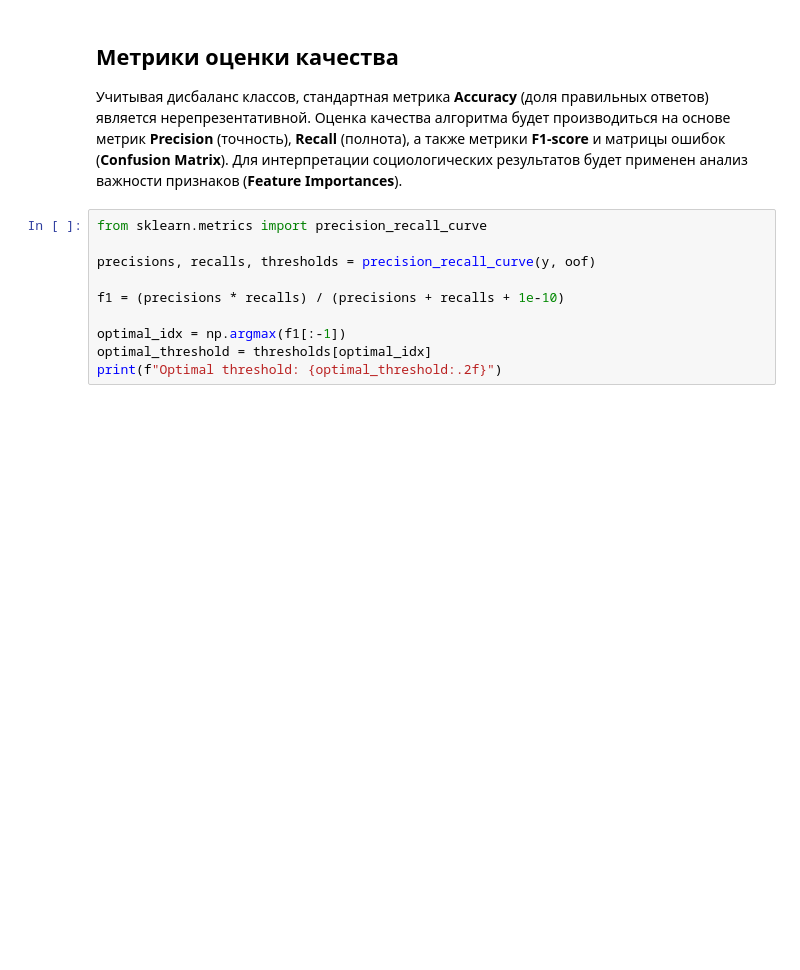
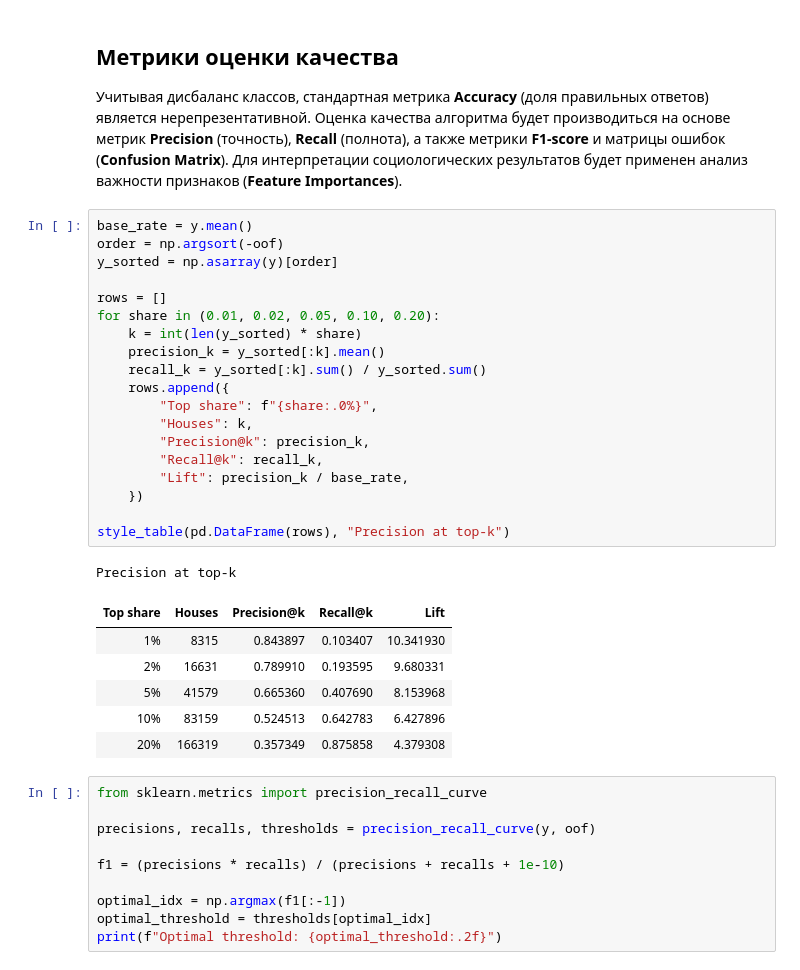
Before and after one commit to ascat41/HouseDeterioration, a Jupyter notebook: data_research.ipynb, the cells around one changed output. Drawn from its saved outputs; the diff is of its cells as text; blank space fills up the shorter version.

Commit message:
Добавил табличку precision@k

```diff
--- a/data_research.ipynb
+++ b/data_research.ipynb
@@ -1008,6 +1008,33 @@ fold 4: AUC = 0.94050, best_iter = 430
 # %% [markdown]
 ## Метрики оценки качества
 Учитывая дисбаланс классов, стандартная метрика **Accuracy** (доля правильных ответов) является нерепрезентативной. Оценка качества алгоритма будет производиться на основе метрик **Precision** (точность), **Recall** (полнота), а также метрики **F1-score** и матрицы ошибок (**Confusion Matrix**). Для интерпретации социологических результатов будет применен анализ важности признаков (**Feature Importances**).
+# %%
+base_rate = y.mean()
+order = np.argsort(-oof)
+y_sorted = np.asarray(y)[order]
+
+rows = []
+for share in (0.01, 0.02, 0.05, 0.10, 0.20):
+    k = int(len(y_sorted) * share)
+    precision_k = y_sorted[:k].mean()
+    recall_k = y_sorted[:k].sum() / y_sorted.sum()
+    rows.append({
+        "Top share": f"{share:.0%}",
+        "Houses": k,
+        "Precision@k": precision_k,
+        "Recall@k": recall_k,
+        "Lift": precision_k / base_rate,
+    })
+
+style_table(pd.DataFrame(rows), "Precision at top-k")
+# %% [output]
+Precision at top-k
+| Top share | Houses | Precision@k | Recall@k | Lift |
+| 1% | 8315 | 0.843897 | 0.103407 | 10.341930 |
+| 2% | 16631 | 0.789910 | 0.193595 | 9.680331 |
+| 5% | 41579 | 0.665360 | 0.407690 | 8.153968 |
+| 10% | 83159 | 0.524513 | 0.642783 | 6.427896 |
+| 20% | 166319 | 0.357349 | 0.875858 | 4.379308 |
 # %%
 from sklearn.metrics import precision_recall_curve
 
```
Also changed, not shown: parts of 2 cells of this notebook.
